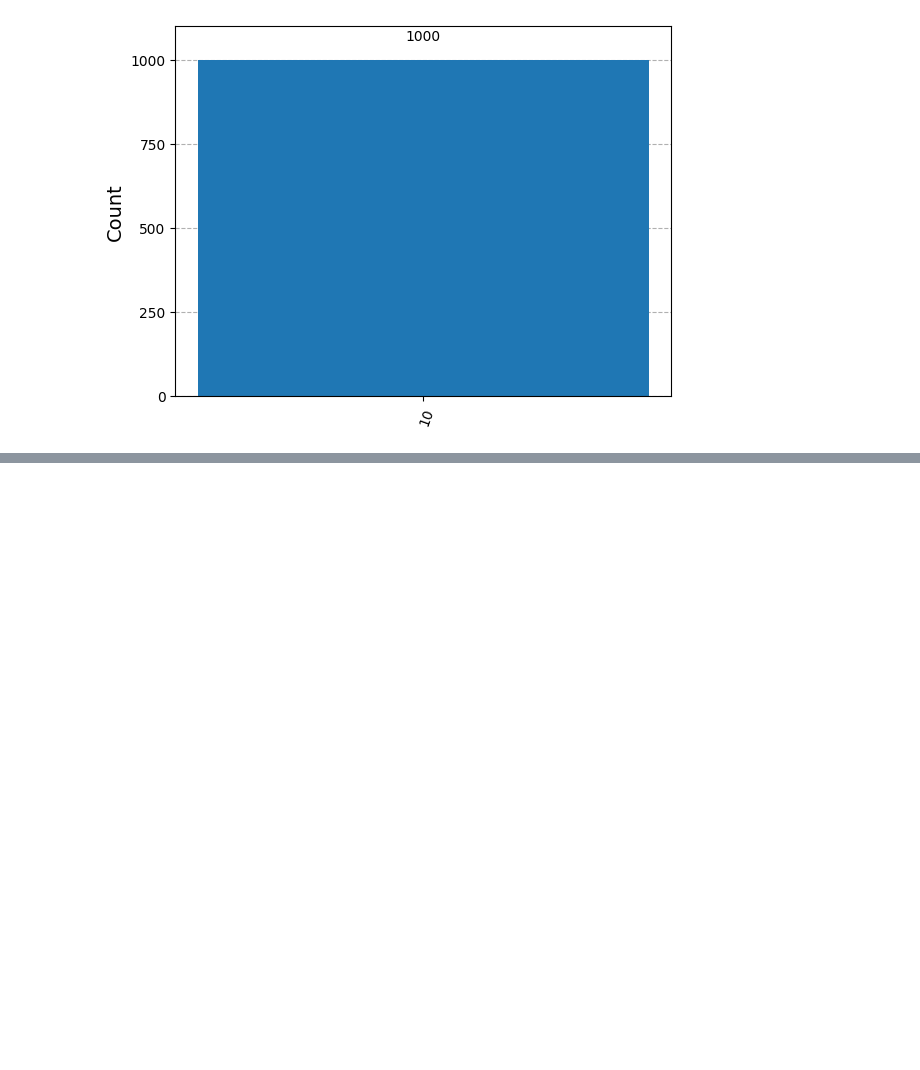
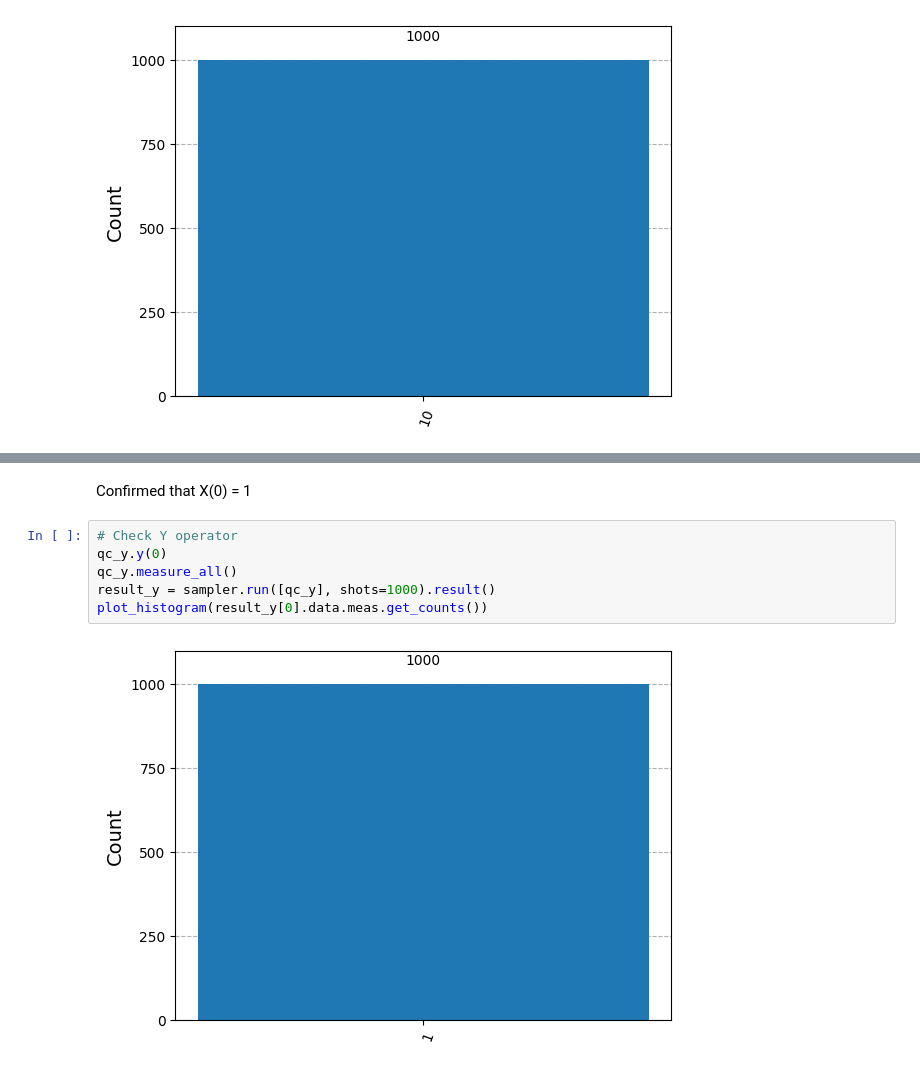
Before and after one commit to AThomsonSMC/uri-qc, a Jupyter notebook: coding3/atoms-of-computation.ipynb, the cells around one changed output, grey strips where cells are left out. Drawn from its saved outputs; the diff is of its cells as text; blank space fills up the shorter version.

```diff
--- a/coding3/atoms-of-computation.ipynb
+++ b/coding3/atoms-of-computation.ipynb
@@ -138,0 +156,10 @@ plot_histogram(result_ha[0].data.c.get_counts())
+# %% [markdown]
+Confirmed that X(0) = 1
+# %%
+# Check Y operator
+qc_y.y(0)
+qc_y.measure_all()
+result_y = sampler.run([qc_y], shots=1000).result()
+plot_histogram(result_y[0].data.meas.get_counts())
+# %% [output]
+[figure, added]
```
Also changed, not shown: parts of 11 cells of this notebook, 1 other file.
